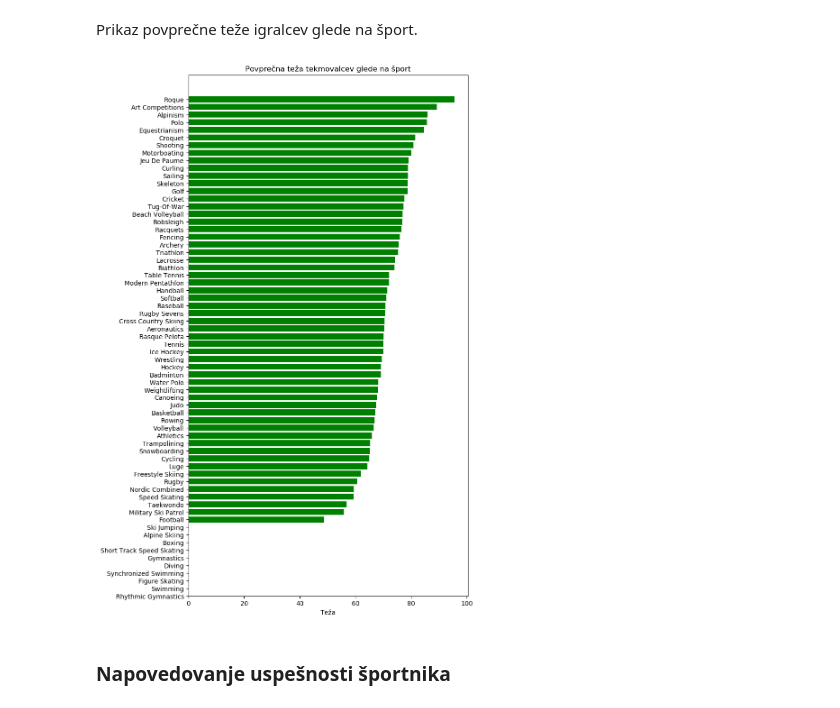
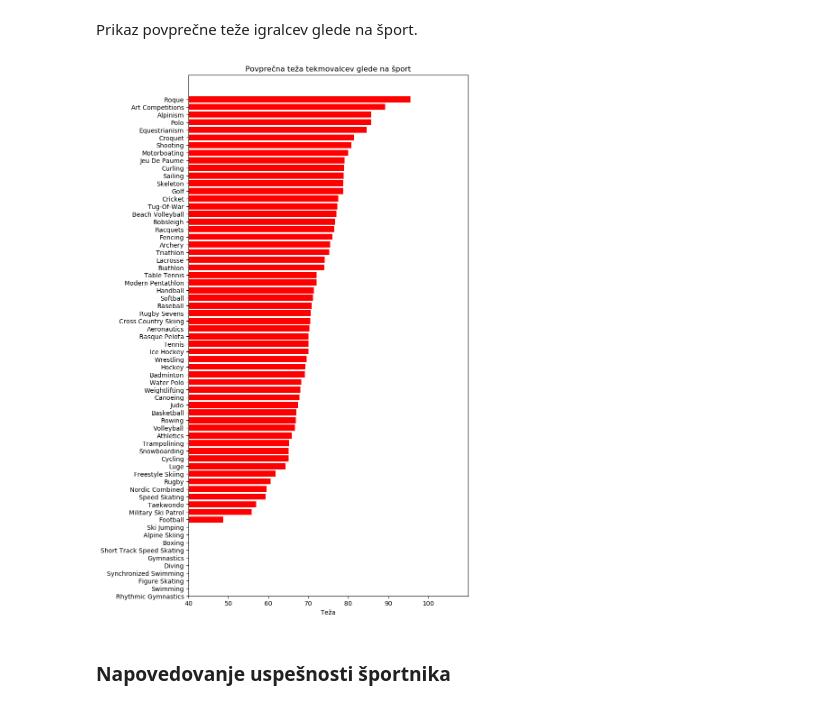
Before and after one commit to ziga-solar/PR19ZSASNKSK, a Jupyter notebook: PR19ZSASNKSK.ipynb, the cells around one changed output. Drawn from its saved outputs; the diff is of its cells as text; code cells hidden in the pictures.

```diff
--- a/PR19ZSASNKSK.ipynb
+++ b/PR19ZSASNKSK.ipynb
@@ -110,19 +133,28 @@ teza_sport  = teza_sport.sort_values(by="Weight", ascending=False)
 # %%
 plt.rcdefaults()
 fig, ax = plt.subplots(figsize=(8, 15))
 
 sporti = np.arange(len(teza_sport["Sport"]))
+xOS = np.arange(40,101,step=10)
 
-ax.barh(sporti, teza_sport["Weight"],height=0.8, align="center", color="green")
+#nastavi znacilnosti grafa
+ax.barh(sporti, teza_sport["Weight"],height=0.8, align="center", color="red")
+
+#nastavi Y os
 ax.set_yticks(sporti)
 ax.set_yticklabels(starost_sport["Sport"])
 ax.invert_yaxis()
 
+#nastavi X os
+ax.set_xlim((40, 110))
+ax.set_xticks(xOS,False)
+
+#nastavi naslove
 ax.set_xlabel("Teža")
 ax.set_title("Povprečna teža tekmovalcev glede na šport")
 
 plt.show()
 # %% [output]
-[figure, old version]
+[figure, new version]
 # %% [markdown]
 ### Napovedovanje uspešnosti športnika
```
Also changed, not shown: parts of 3 cells of this notebook.
